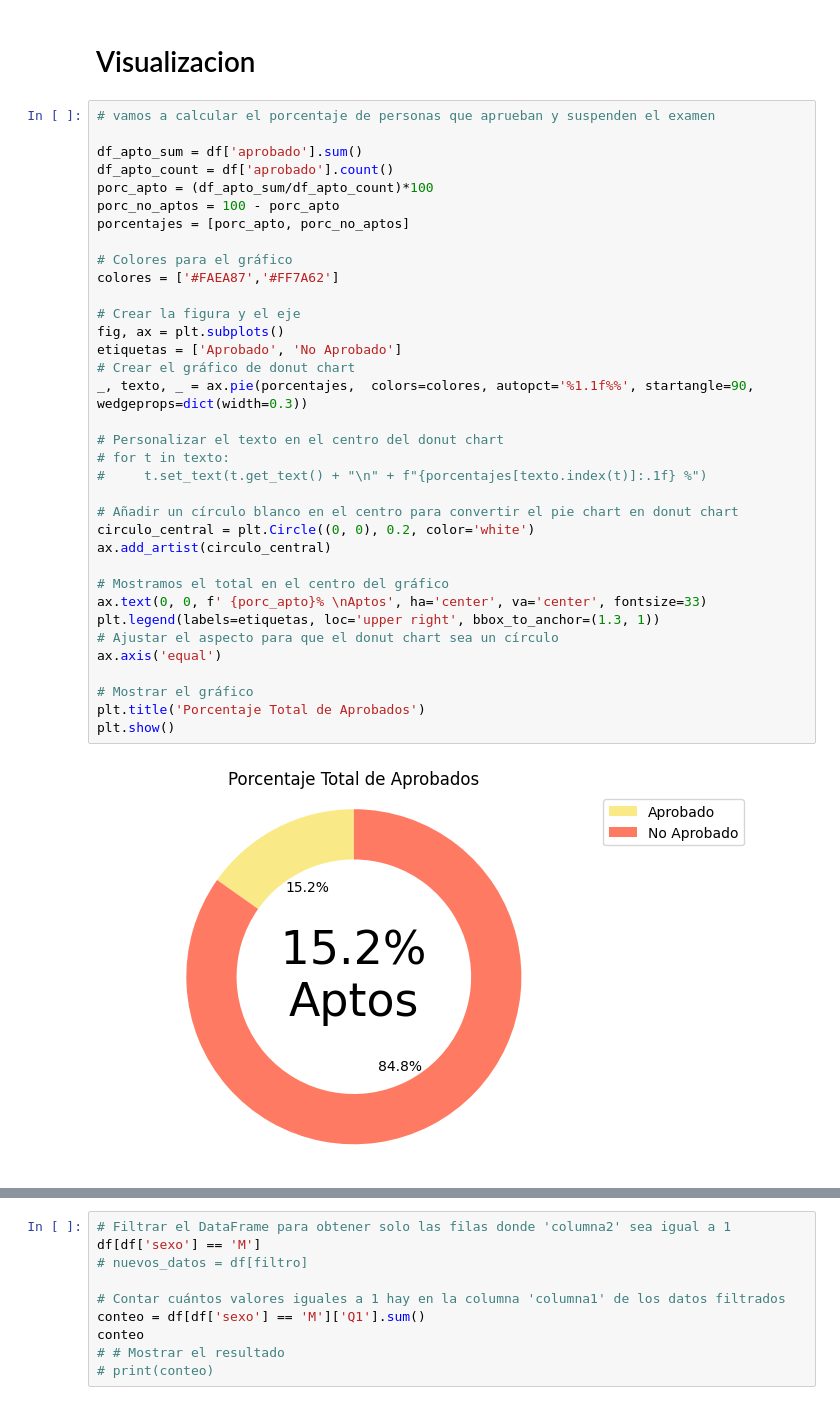
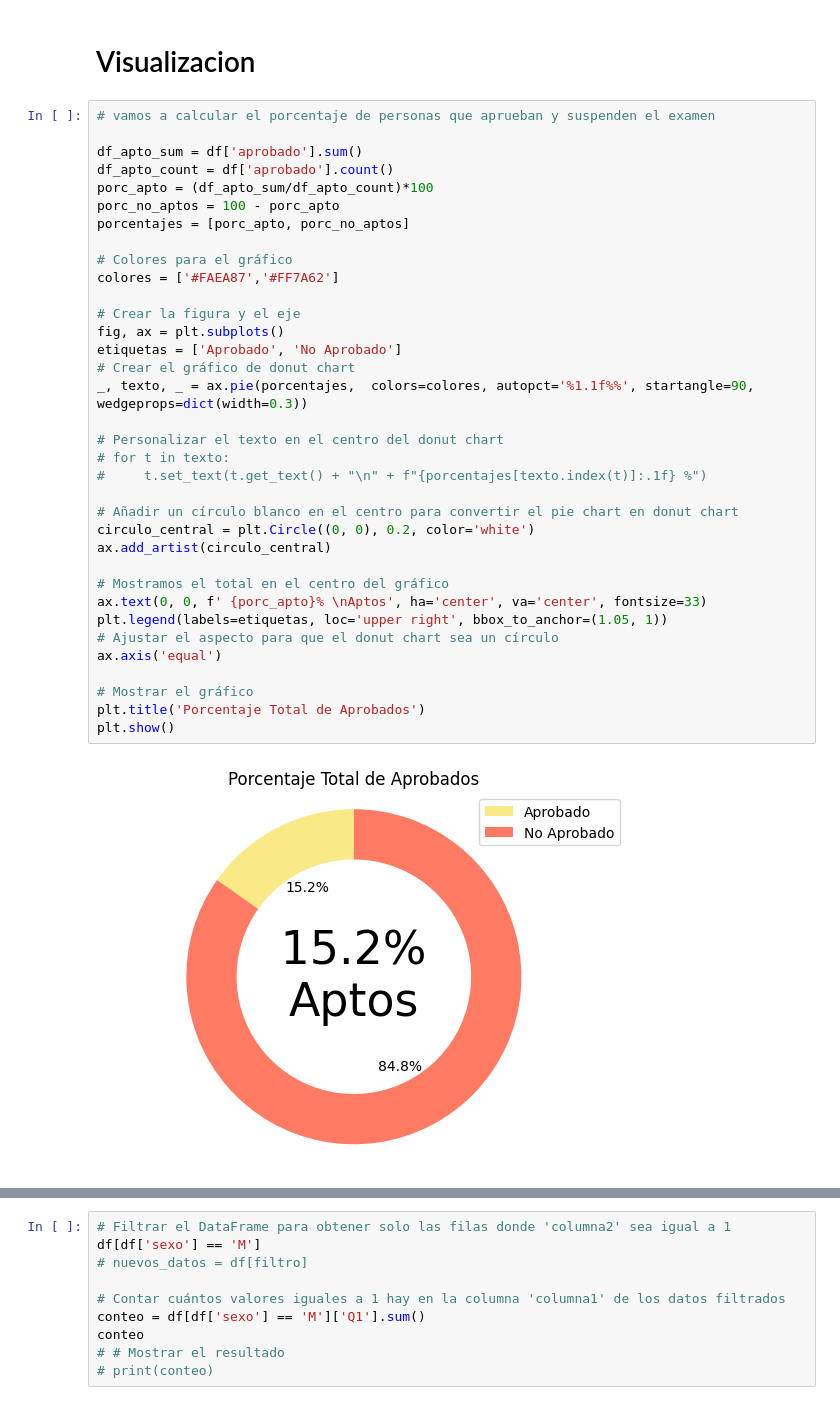
Before and after one commit to AlexCapis/HEATY---Aplicacion-Web-para-Olas-de-Calor, a Jupyter notebook: notebooks/eda_quiz.ipynb, the cells around one changed output, grey strips where cells are left out. Cells and saved outputs as stored; diff of their text form.

Commit message:
imagenes quiz

```diff
--- a/notebooks/eda_quiz.ipynb
+++ b/notebooks/eda_quiz.ipynb
@@ -174,35 +174,35 @@ df_apto_count = df['aprobado'].count()
 porc_apto = (df_apto_sum/df_apto_count)*100
 porc_no_aptos = 100 - porc_apto
 porcentajes = [porc_apto, porc_no_aptos]
 
 # Colores para el gráfico
 colores = ['#FAEA87','#FF7A62']
 
 # Crear la figura y el eje
 fig, ax = plt.subplots()
 etiquetas = ['Aprobado', 'No Aprobado']
 # Crear el gráfico de donut chart
 _, texto, _ = ax.pie(porcentajes,  colors=colores, autopct='%1.1f%%', startangle=90, wedgeprops=dict(width=0.3))
 
 # Personalizar el texto en el centro del donut chart
 # for t in texto:
 #     t.set_text(t.get_text() + "\n" + f"{porcentajes[texto.index(t)]:.1f} %")
 
 # Añadir un círculo blanco en el centro para convertir el pie chart en donut chart
 circulo_central = plt.Circle((0, 0), 0.2, color='white')
 ax.add_artist(circulo_central)
 
 # Mostramos el total en el centro del gráfico
 ax.text(0, 0, f' {porc_apto}% \nAptos', ha='center', va='center', fontsize=33)
-plt.legend(labels=etiquetas, loc='upper right', bbox_to_anchor=(1.3, 1))
+plt.legend(labels=etiquetas, loc='upper right', bbox_to_anchor=(1.05, 1))
 # Ajustar el aspecto para que el donut chart sea un círculo
 ax.axis('equal')
 
 # Mostrar el gráfico
 plt.title('Porcentaje Total de Aprobados')
 plt.show()
 # %% [output]
-[figure, old version]
+[figure, new version]
 # %%
 df_mujer = df[df['sexo'] == 'M']
 df_hombre = df[df['sexo'] == 'H']
```
Also changed, not shown: parts of 3 cells of this notebook, 4 other files.
